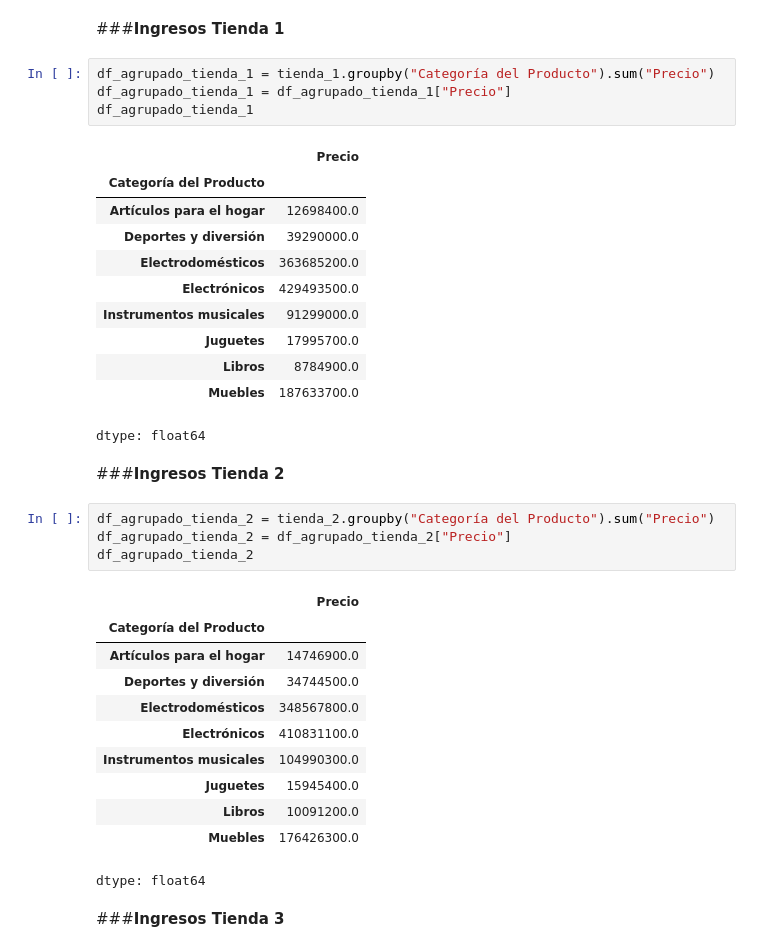
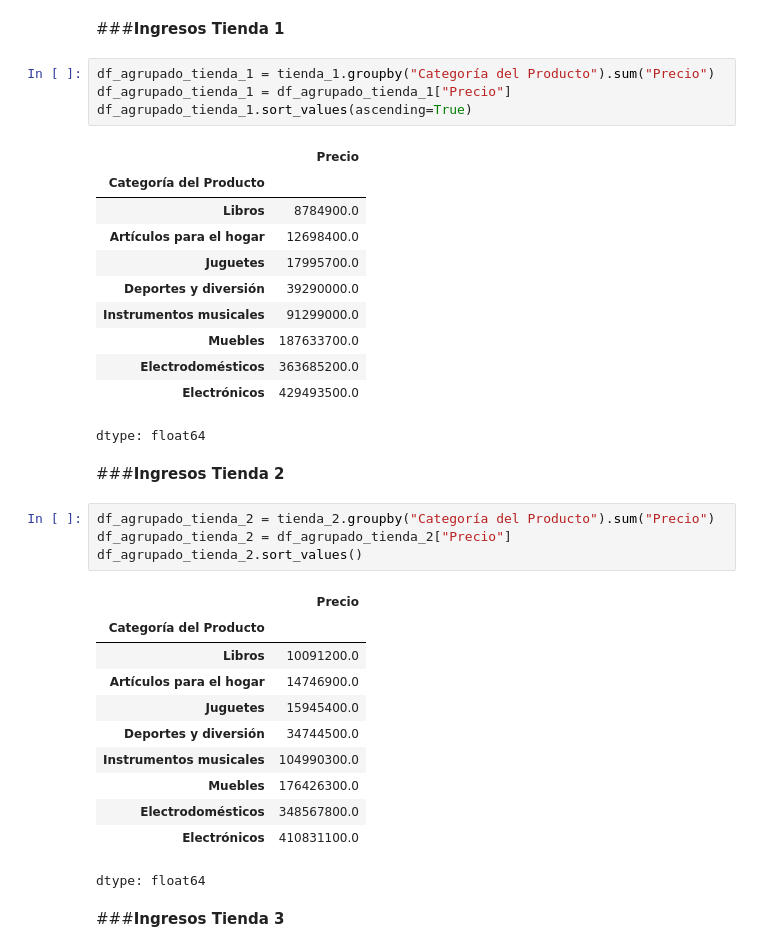
Before and after one commit to sebas33mix/challenge---1-data-science, a Jupyter notebook: challenge_1.ipynb, the cells around one changed output. Cells and saved outputs as stored; diff of their text form.

```diff
--- a/challenge_1.ipynb
+++ b/challenge_1.ipynb
@@ -107,36 +113,36 @@ valor_minimo
 # %%
 df_agrupado_tienda_1 = tienda_1.groupby("Categoría del Producto").sum("Precio")
 df_agrupado_tienda_1 = df_agrupado_tienda_1["Precio"]
-df_agrupado_tienda_1
+df_agrupado_tienda_1.sort_values(ascending=True)
 # %% [output]
 |  | Precio |
 | Categoría del Producto |  |
+| Libros | 8784900.0 |
 | Artículos para el hogar | 12698400.0 |
+| Juguetes | 17995700.0 |
 | Deportes y diversión | 39290000.0 |
+| Instrumentos musicales | 91299000.0 |
+| Muebles | 187633700.0 |
 | Electrodomésticos | 363685200.0 |
 | Electrónicos | 429493500.0 |
-| Instrumentos musicales | 91299000.0 |
-| Juguetes | 17995700.0 |
-| Libros | 8784900.0 |
-| Muebles | 187633700.0 |
 dtype: float64
 # %% [markdown]
 ###**Ingresos Tienda 2**
 # %%
 df_agrupado_tienda_2 = tienda_2.groupby("Categoría del Producto").sum("Precio")
 df_agrupado_tienda_2 = df_agrupado_tienda_2["Precio"]
-df_agrupado_tienda_2
+df_agrupado_tienda_2.sort_values()
 # %% [output]
 |  | Precio |
 | Categoría del Producto |  |
+| Libros | 10091200.0 |
 | Artículos para el hogar | 14746900.0 |
+| Juguetes | 15945400.0 |
 | Deportes y diversión | 34744500.0 |
+| Instrumentos musicales | 104990300.0 |
+| Muebles | 176426300.0 |
 | Electrodomésticos | 348567800.0 |
 | Electrónicos | 410831100.0 |
-| Instrumentos musicales | 104990300.0 |
-| Juguetes | 15945400.0 |
-| Libros | 10091200.0 |
-| Muebles | 176426300.0 |
 dtype: float64
 # %% [markdown]
 ###**Ingresos Tienda 3**
```
Also changed, not shown: parts of 37 cells of this notebook.
